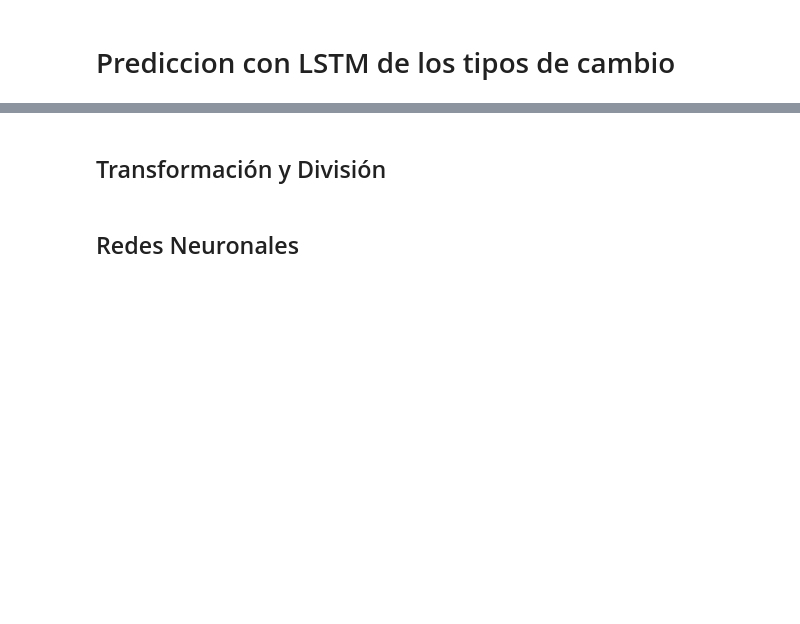
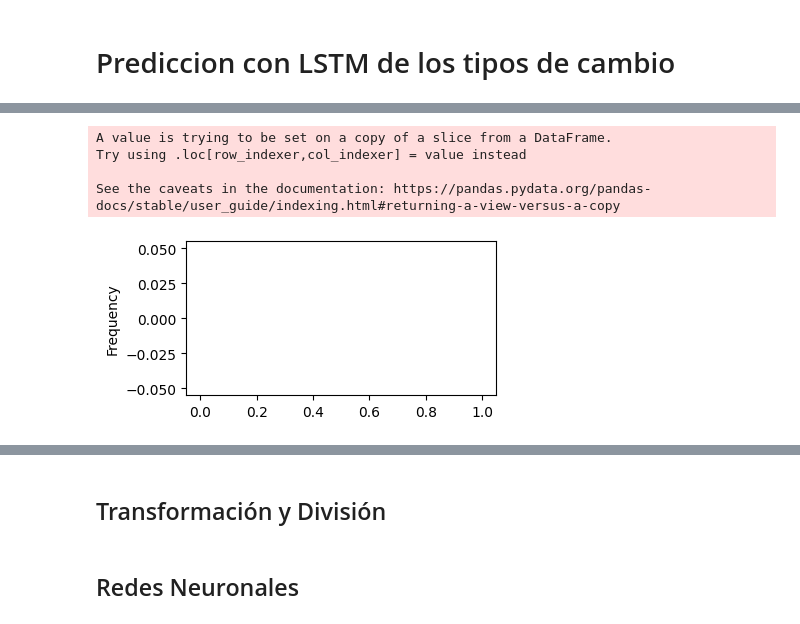
Before and after one commit to nayrr25/Aplicaciones-Financieras-e-IA, a Jupyter notebook: Examen_2_semana8.ipynb, the cells around one changed output, grey strips where cells are left out. Cells and saved outputs as stored; diff of their text form; code cells hidden in the pictures; blank space fills up the shorter version.

```diff
--- a/Examen_2_semana8.ipynb
+++ b/Examen_2_semana8.ipynb
@@ -202,0 +132,11 @@ Mean Squared Error (MSE): 0.0043596759222783365
+# %%
+# Cargar los datos históricos
+symbol = 'USDMXN=X'
+df = yf.download(symbol, period="1y", interval="1d")
+
+# Seleccionar la columna de interés (Precio de cierre ajustado)
+data = df[['Adj Close']]
+
+# Normalizar los datos entre 0 y 1
+scaler = MinMaxScaler()
+data['Adj Close'] = scaler.fit_transform(data[['Adj Close']])
@@ -202,0 +162,17 @@ Mean Squared Error (MSE): 0.0043596759222783365
+# %%
+data['Prices_log'] = np.log(data['Adj Close'])
+data['Prices_log'].plot(figsize=(10,4), title='Transformación logaritmica del peso mexicano', ylabel = 'Precio',)
+plt.show()
+# %%
+import pandas as pd
+
+# Supongamos que 'data' contiene tu serie de precios en la columna 'Prices_log'
+
+# Calcular los retornos logarítmicos y agregarlos como una nueva columna
+data['Retornos_log'] = data['Prices_log'].diff()
+
+# Mantener el primer registro como NaN
+data['Retornos_log'].iloc[0] = 0.0  # Opcionalmente, puedes establecerlo en 0 u otro valor adecuado
+
+# Ver las primeras filas del DataFrame
+data.head()
@@ -202,0 +182,11 @@ Mean Squared Error (MSE): 0.0043596759222783365
+# %%
+data['Prices_log'].dropna()  # Elimina NaN si los hay
+data['Prices_log'] = data['Prices_log'][data['Prices_log'] > 0]  # Filtra valores positivos
+data['Prices_log'].plot.hist(bins=60)
+plt.show()
+# %% [output]
+A value is trying to be set on a copy of a slice from a DataFrame.
+Try using .loc[row_indexer,col_indexer] = value instead
+
+See the caveats in the documentation: https://pandas.pydata.org/pandas-docs/stable/user_guide/indexing.html#returning-a-view-versus-a-copy
+[figure, added]
```
Also changed, not shown: parts of 103 cells of this notebook.
